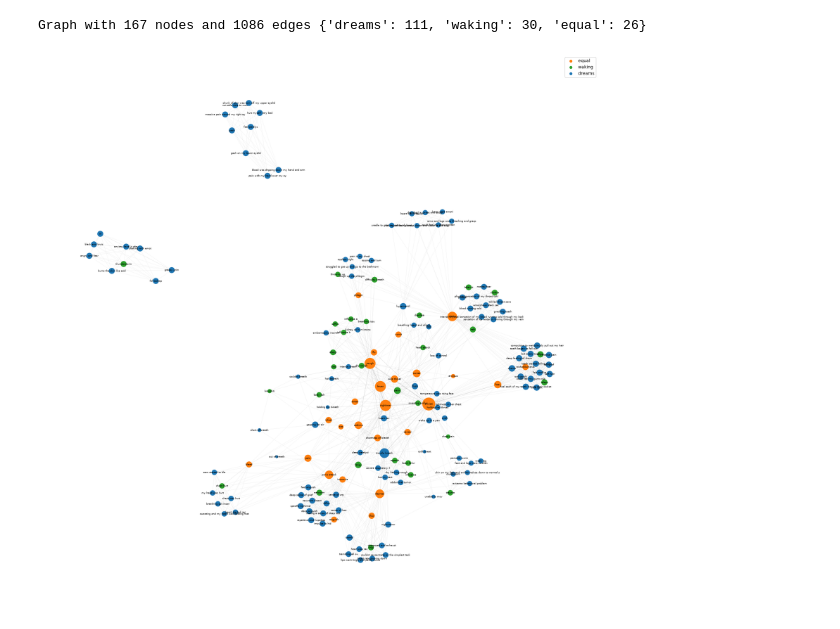
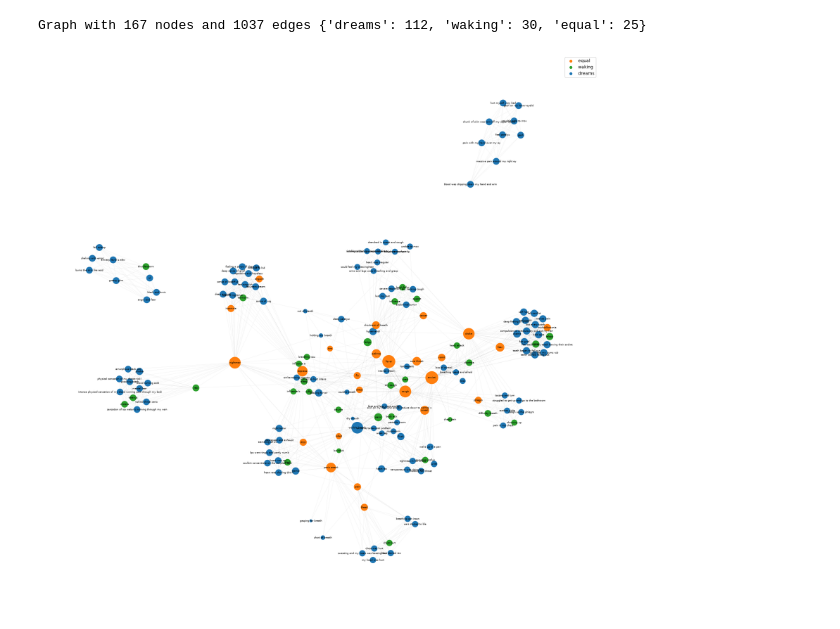
Before and after one commit to CosminS03/Epidemic_Dreams, a Jupyter notebook: figure3.ipynb, the cells around one changed output. Cells and saved outputs as stored; diff of their text form; code cells hidden in the pictures.

Commit message:
updated the figure 3 pipeline

```diff
--- a/figure3.ipynb
+++ b/figure3.ipynb
@@ -1,9 +1,25 @@
 # %%
+import numpy as np
 import pandas as pd
 import networkx as nx
 import matplotlib.pyplot as plt
+from scipy import stats
 
 df = pd.read_csv("./data/co_occurrence_graph.csv")
+
+# significance filter (paper §2.2.3, after Moni & Liò 2014): keep pairs that co-occur more than chance
+N = 2888  # dream reports, one per participant
+P = {}    # shortcut: mention counts stand in for "reports mentioning i"; swap in report counts if ever available
+for f in ["equally_prevalent", "more_prev_in_dreams_covid", "more_prev_in_twitter_covid", "only_in_dreams_covid"]:
+    d = pd.read_csv(f"./data/{f}.csv")
+    P.update(zip(d.filter(like="sym").iloc[:, 0], d["count_dreams_covid"]))
+Pi, Pj, Pij = df["sym1"].map(P), df["sym2"].map(P), df["count"]
+phi = (Pij * N - Pi * Pj) / np.sqrt(Pi * Pj * (N - Pi) * (N - Pj))
+p_phi = stats.t.sf(phi * np.sqrt(N - 2) / np.sqrt(1 - phi**2), N - 2)  # one-sided: only positive association counts
+# the paper also requires LB(RR) > 1; with these counts that leaves ~480 fewer edges than reported, so it's left out
+df = df[(phi > 0) & (p_phi < 0.01)]
+assert len(df) == 3787  # 1416 nodes, matching the paper's filtered network (paper: 3759 edges)
+
 G = nx.from_pandas_edgelist(df, "sym1", "sym2", edge_attr="count")
 
 COVID_TERMS = ("covid", "corona", "pandem", "virus")  # stemmed: "pandemic" is "pandem"; "virus" also catches misspellings
@@ -17,36 +33,36 @@ cls = {}
 for f, c in classes.items():
     d = pd.read_csv(f"./data/{f}")
     cls.update(dict.fromkeys(d.filter(like="sym").iloc[:, 0], c))
 nx.set_node_attributes(G, cls, "cls")
 
-MIN_DEGREE = 8  # core: nodes with 5+ edges
+MIN_DEGREE = 8  # paper uses 5+ (303 nodes); 8 gives a core closer in size to the hand-edited published figure
 core = G.subgraph(n for n, d in G.degree() if d >= MIN_DEGREE)
 pr = nx.pagerank(core, weight="count")
 PR_CUTOFF = pd.Series(pr).quantile(0.10)  # drop the bottom 10% by PageRank
 core = core.subgraph(n for n in core if pr[n] >= PR_CUTOFF)
 print(core, pd.Series(nx.get_node_attributes(core, "cls")).value_counts().to_dict())
 
 # node diameter: PageRank min-max scaled to [MIN_SIZE, MAX_SIZE]; sqrt so hubs don't dwarf the rest
 MIN_SIZE, MAX_SIZE = 6, 30
 p = pd.Series(pr)[list(core)]
 size = (MIN_SIZE + (MAX_SIZE - MIN_SIZE) * ((p - p.min()) / (p.max() - p.min())) ** 0.5).to_dict()
 
 COLORS = {"equal": "tab:orange", "waking": "tab:green", "dreams": "tab:blue"}  # as in the paper's caption
 
 pos = nx.spring_layout(core, weight="count", seed=0, k=0.3)
 plt.figure(figsize=(24, 24))  # large so all labels stay legible when zoomed
 nx.draw_networkx_edges(core, pos, width=[0.2 * c for _, _, c in core.edges(data="count")], alpha=0.15)
 nx.draw_networkx_nodes(core, pos, node_size=[size[n] ** 2 for n in core],  # matplotlib node_size is area
                        node_color=[COLORS[core.nodes[n]["cls"]] for n in core])
 nx.draw_networkx_labels(core, pos, font_size=6)
 for c, col in COLORS.items():
     plt.scatter([], [], color=col, label=c)
 plt.legend()
 plt.axis("off")
 plt.show()
 # %% [output]
-Graph with 167 nodes and 1086 edges {'dreams': 111, 'waking': 30, 'equal': 26}
+Graph with 167 nodes and 1037 edges {'dreams': 112, 'waking': 30, 'equal': 25}
-[figure, old version]
+[figure, new version]
 # %%
 from matplotlib.colors import to_rgb
 
```
Also changed, not shown: 2 other files.
